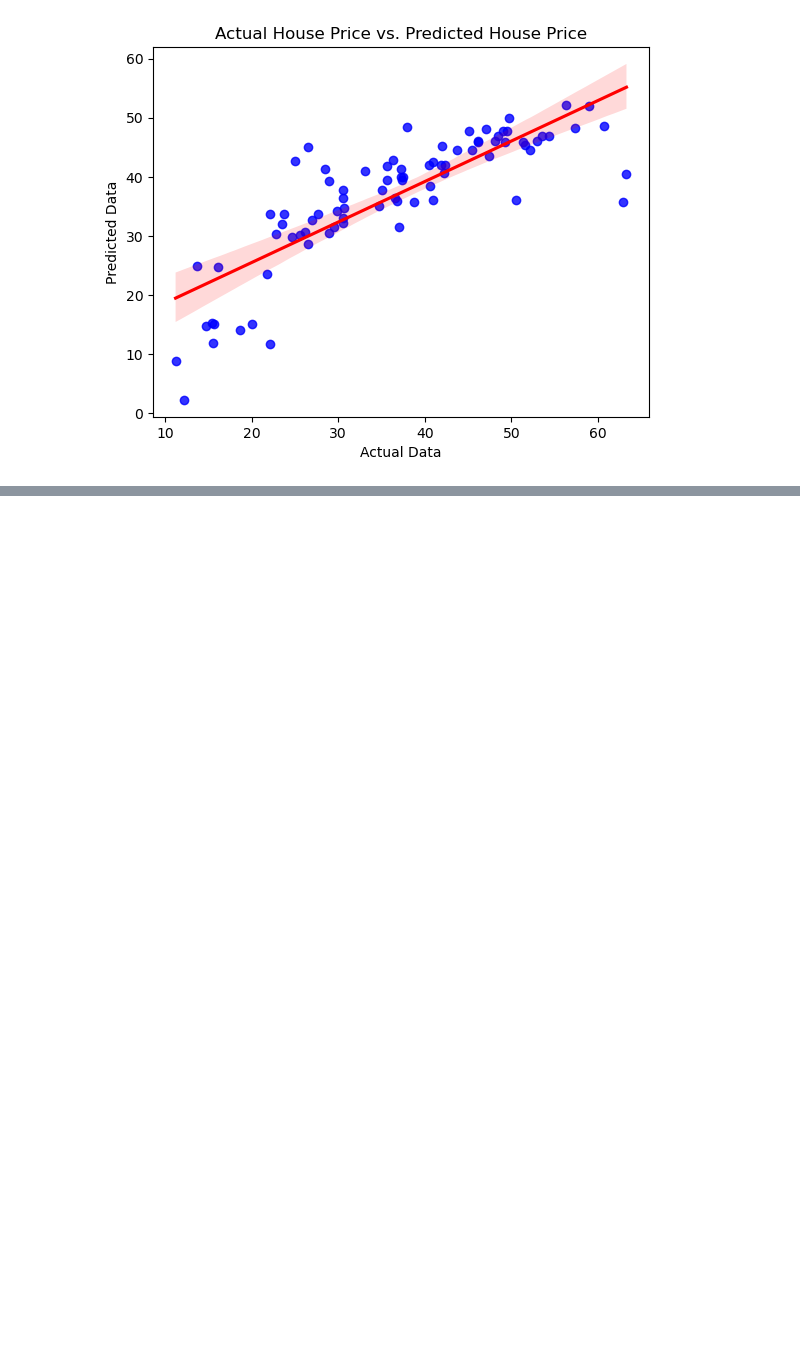
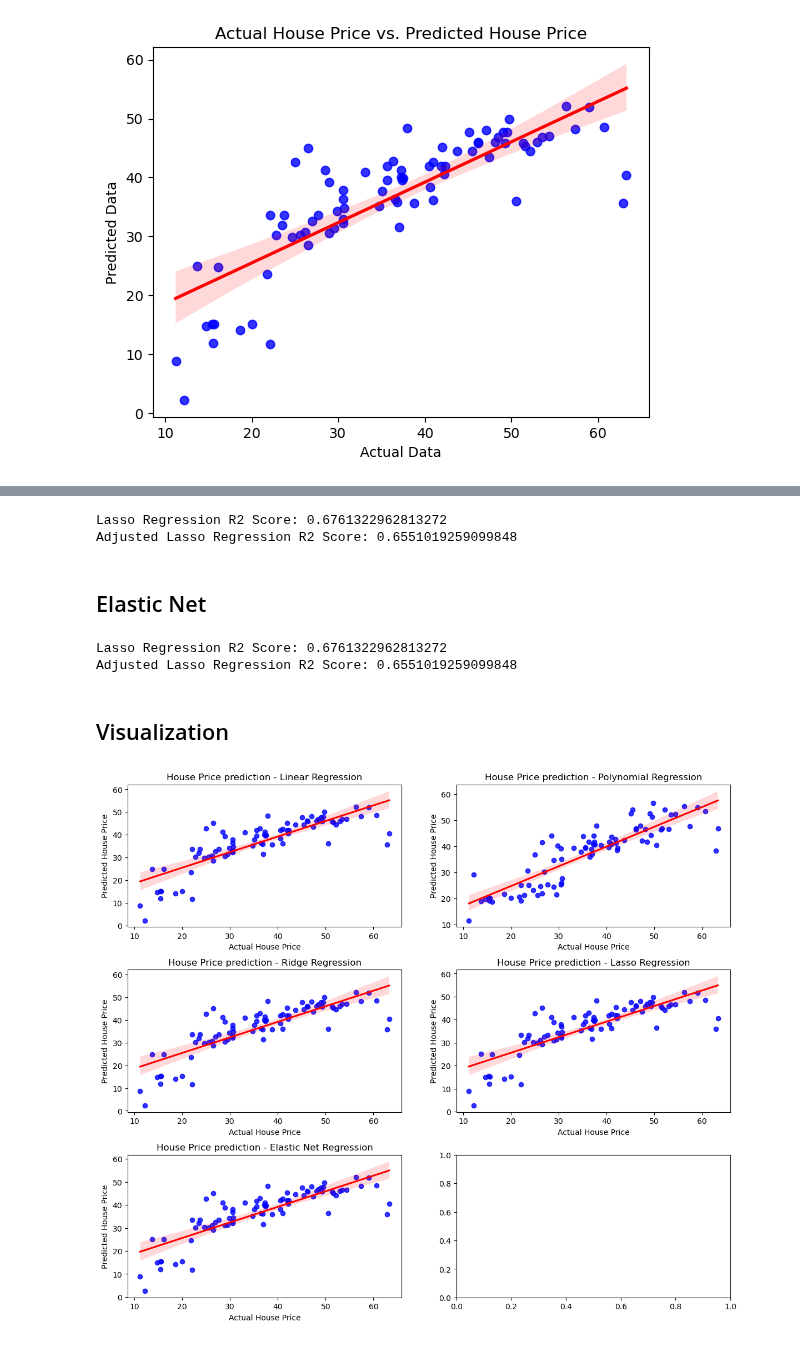
Before and after one commit to RusanMaharjan/Data-Science---8, a Jupyter notebook: Linear Regression.ipynb, the cells around one changed output, grey strips where cells are left out. Saved outputs shown, nothing was run; the diff lists cells and outputs as text; code cells hidden in the pictures; blank space fills up the shorter version.

Commit message:
Linear Regression - Regularization Types and Pipelines

```diff
--- a/Linear Regression.ipynb
+++ b/Linear Regression.ipynb
@@ -146,0 +209,8 @@ plt.show()
+# %%
+poly_features.fit(X_train_scale, Y_train)
+poly_pred = poly_features.predict(X_test_scale)
+poly_r2 = r2_score(Y_test, poly_pred)
+adjust_poly_r2 = adjust_r2_score(poly_r2, n_sample, p_data)
+
+print(f'Polynomial R2 Score: {poly_r2}')
+print(f'Adjusted Polynomial R2 Score: {adjust_poly_r2}')
@@ -146,0 +239,71 @@ plt.show()
+# %%
+lasso_pipeline = Pipeline([
+    ('scaler', StandardScaler()),
+    ('lasso', Lasso(alpha=0.1))
+])
+lasso_pipeline.fit(X_train_scale, Y_train)
+lasso_pred = lasso_pipeline.predict(X_test_scale)
+lasso_r2 = r2_score(Y_test, lasso_pred)
+adjust_lasso_r2 = adjust_r2_score(lasso_r2, n_sample, p_data)
+
+print(f'Lasso Regression R2 Score: {lasso_r2}')
+print(f'Adjusted Lasso Regression R2 Score: {adjust_lasso_r2}')
+# %% [output]
+Lasso Regression R2 Score: 0.6761322962813272
+Adjusted Lasso Regression R2 Score: 0.6551019259099848
+# %% [markdown]
+## Elastic Net
+# %%
+elastic_pipeline = Pipeline([
+    ('scaler', StandardScaler()),
+    ('elastic', ElasticNet(alpha=0.1, l1_ratio=0.5))
+])
+elastic_pipeline.fit(X_train_scale, Y_train)
+elastic_pred = lasso_pipeline.predict(X_test_scale)
+elastic_r2 = r2_score(Y_test, elastic_pred)
+adjust_elastic_r2 = adjust_r2_score(elastic_r2, n_sample, p_data)
+
+print(f'Lasso Regression R2 Score: {elastic_r2}')
+print(f'Adjusted Lasso Regression R2 Score: {adjust_elastic_r2}')
+# %% [output]
+Lasso Regression R2 Score: 0.6761322962813272
+Adjusted Lasso Regression R2 Score: 0.6551019259099848
+# %% [markdown]
+## Visualization
+# %%
+fig, axes = plt.subplots(3, 2, figsize=(14, 12))
+plt.subplots_adjust(hspace=0.3)
+
+ax1 = axes[0, 0]
+sns.regplot(x=Y_test, y=Y_pred, ax=ax1, color='blue', line_kws={'color': 'red'})
+ax1.set_title('House Price prediction - Linear Regression')
+ax1.set_xlabel('Actual House Price')
+ax1.set_ylabel('Predicted House Price')
+
+ax2 = axes[0, 1]
+sns.regplot(x=Y_test, y=poly_pred, ax=ax2, color='blue', line_kws={'color': 'red'})
+ax2.set_title('House Price prediction - Polynomial Regression')
+ax2.set_xlabel('Actual House Price')
+ax2.set_ylabel('Predicted House Price')
+
+ax3 = axes[1, 0]
+sns.regplot(x=Y_test, y=ridge_pred, ax=ax3, color='blue', line_kws={'color': 'red'})
+ax3.set_title('House Price prediction - Ridge Regression')
+ax3.set_xlabel('Actual House Price')
+ax3.set_ylabel('Predicted House Price')
+
+ax4 = axes[1, 1]
+sns.regplot(x=Y_test, y=lasso_pred, ax=ax4, color='blue', line_kws={'color': 'red'})
+ax4.set_title('House Price prediction - Lasso Regression')
+ax4.set_xlabel('Actual House Price')
+ax4.set_ylabel('Predicted House Price')
+
+ax5 = axes[2, 0]
+sns.regplot(x=Y_test, y=elastic_pred, ax=ax5, color='blue', line_kws={'color': 'red'})
+ax5.set_title('House Price prediction - Elastic Net Regression')
+ax5.set_xlabel('Actual House Price')
+ax5.set_ylabel('Predicted House Price')
+
+plt.show()
+# %% [output]
+[figure, added]
```
Also changed, not shown: parts of 15 cells of this notebook, 3 other files.
